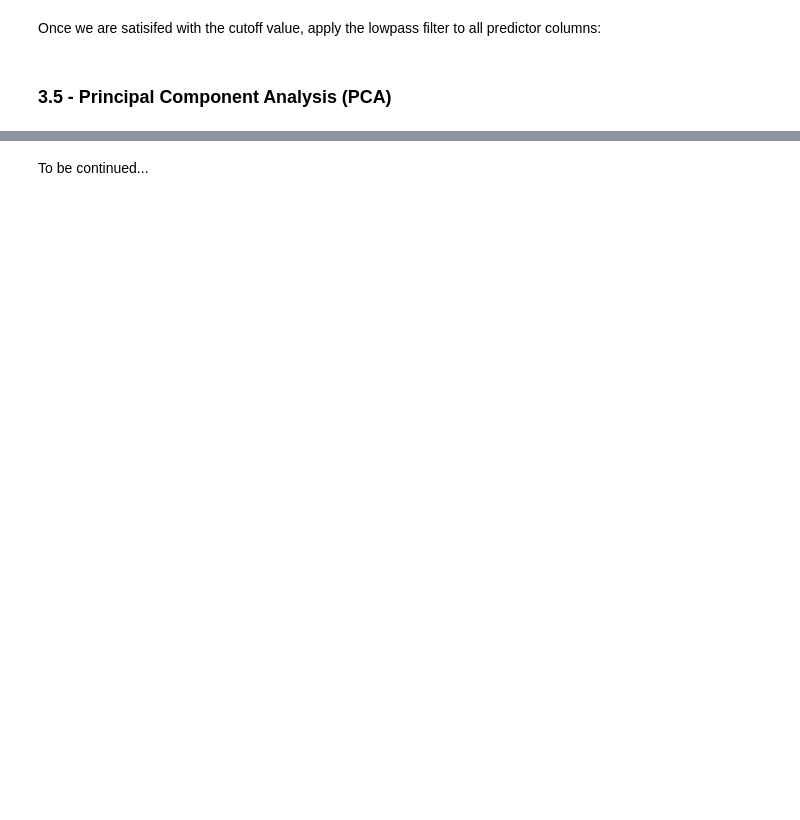
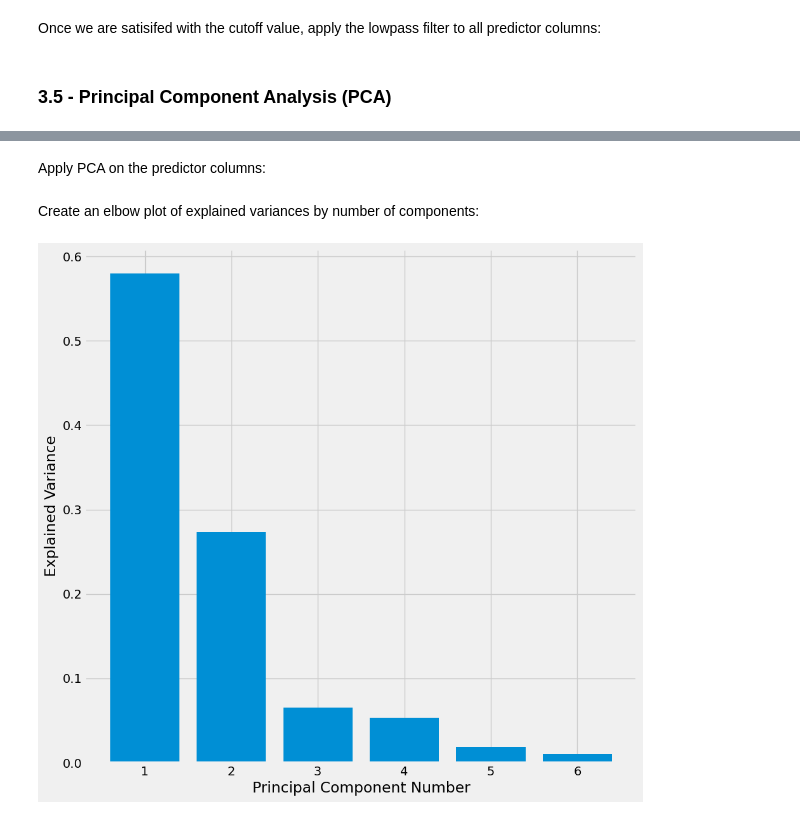
Before and after one commit to nkeblawi/nk-fitness-tracker, a Jupyter notebook: notebooks/nk-fitness-tracker-p3-feature-engineering.ipynb, the cells around one changed output, grey strips where cells are left out. Cells and saved outputs as stored; diff of their text form; code cells hidden in the pictures; blank space fills up the shorter version.

Commit message:
Added elbow plot

```diff
--- a/notebooks/nk-fitness-tracker-p3-feature-engineering.ipynb
+++ b/notebooks/nk-fitness-tracker-p3-feature-engineering.ipynb
@@ -141,5 +143,25 @@ https://www.youtube.com/watch?v=FgakZw6K1QQ
 # %%
 # Import the library containing the source code for PCA
 from src.features.DataTransformation import PrincipalComponentAnalysis
-# %% [markdown]
-To be continued...
+# %% [markdown]
+Apply PCA on the predictor columns:
+# %%
+# Make a copy of the dataframe from the previous cell with lowpass applied
+df_pca = df_lowpass.copy()
+
+# Create an instance of the PCA class
+PCA = PrincipalComponentAnalysis()
+
+# Determine the explained variance for each principal component
+pc_values = PCA.determine_pc_explained_variance(df_pca, predictor_columns)
+# %% [markdown]
+Create an elbow plot of explained variances by number of components:
+# %%
+import sys
+
+sys.path.append("../")
+import src.visualization.visualize as vis
+
+vis.plot_pc_explained_variance(pc_values, predictor_columns)
+# %% [output]
+[figure, added]
```
Also changed, not shown: parts of 2 cells of this notebook.
